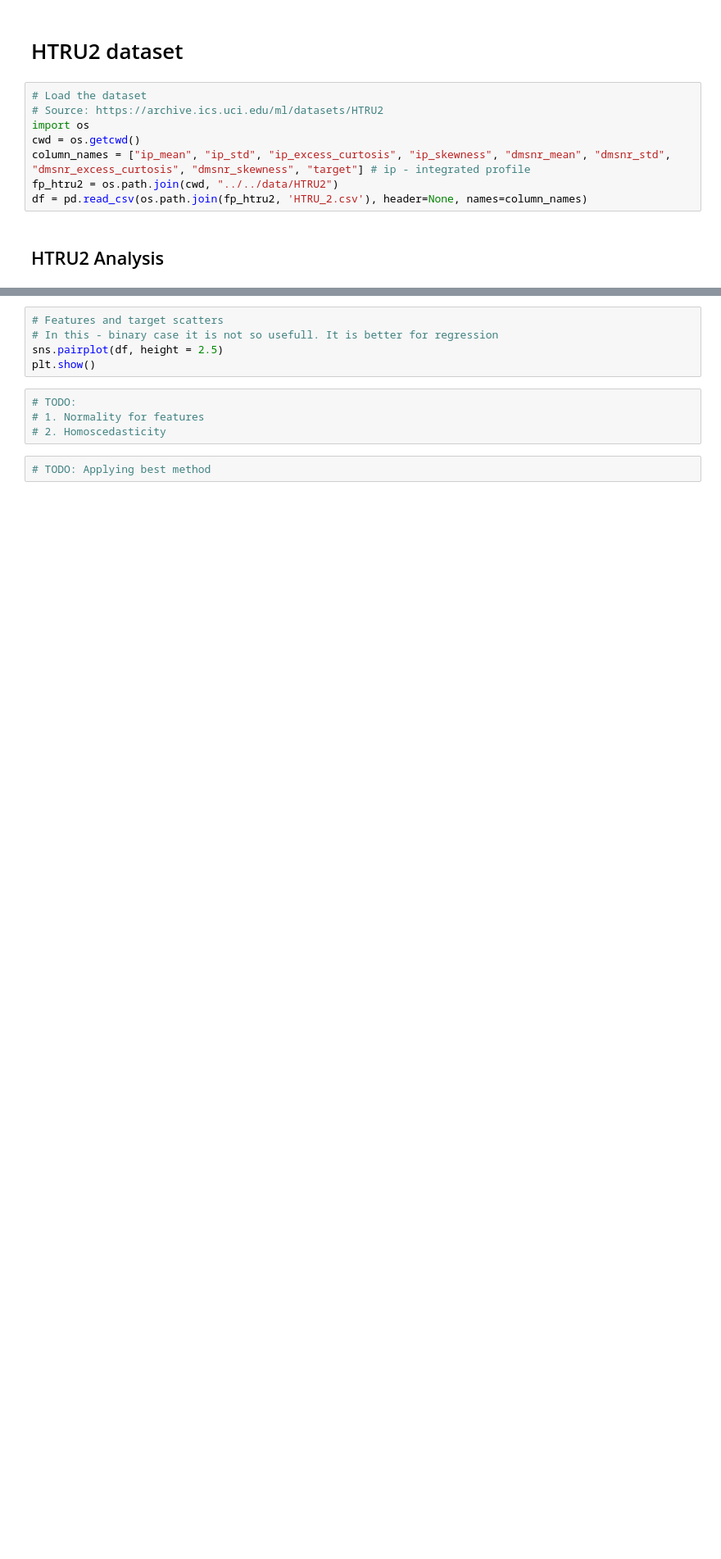
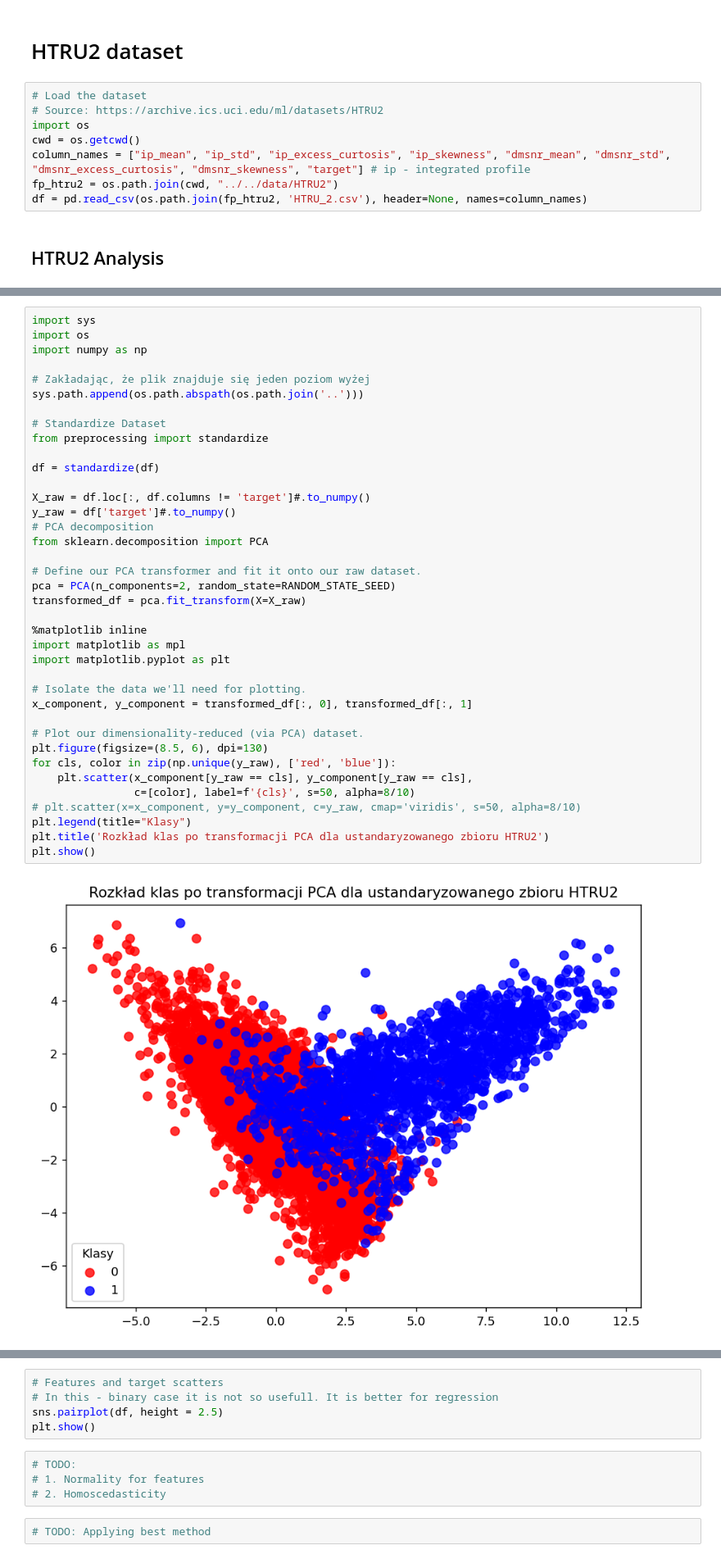
Before and after one commit to Wojtek-Rokicki/active-learning-analysis, a Jupyter notebook: code/notebooks/main.ipynb, the cells around one changed output, grey strips where cells are left out. Shown at 82% size. Saved outputs shown, nothing was run; the diff lists cells and outputs as text; blank space fills up the shorter version.

```diff
--- a/code/notebooks/main.ipynb
+++ b/code/notebooks/main.ipynb
@@ -600,3 +579,43 @@ IR: 9.92
+# %%
+import sys
+import os
+import numpy as np
+
+# Zakładając, że plik znajduje się jeden poziom wyżej
+sys.path.append(os.path.abspath(os.path.join('..')))
+
+# Standardize Dataset
+from preprocessing import standardize
+
+df = standardize(df)
+
+X_raw = df.loc[:, df.columns != 'target']#.to_numpy()
+y_raw = df['target']#.to_numpy()
+# PCA decomposition
+from sklearn.decomposition import PCA
+
+# Define our PCA transformer and fit it onto our raw dataset.
+pca = PCA(n_components=2, random_state=RANDOM_STATE_SEED)
+transformed_df = pca.fit_transform(X=X_raw)
+
+%matplotlib inline
+import matplotlib as mpl
+import matplotlib.pyplot as plt
+
+# Isolate the data we'll need for plotting.
+x_component, y_component = transformed_df[:, 0], transformed_df[:, 1]
+
+# Plot our dimensionality-reduced (via PCA) dataset.
+plt.figure(figsize=(8.5, 6), dpi=130)
+for cls, color in zip(np.unique(y_raw), ['red', 'blue']):
+    plt.scatter(x_component[y_raw == cls], y_component[y_raw == cls],
+                c=[color], label=f'{cls}', s=50, alpha=8/10)
+# plt.scatter(x=x_component, y=y_component, c=y_raw, cmap='viridis', s=50, alpha=8/10)
+plt.legend(title="Klasy")
+plt.title('Rozkład klas po transformacji PCA dla ustandaryzowanego zbioru HTRU2')
+plt.show()
+# %% [output]
+[figure, added]
 # %%
 # Features correlations
 import numpy as np
```
Also changed, not shown: parts of 4 cells of this notebook, 2 other files.
